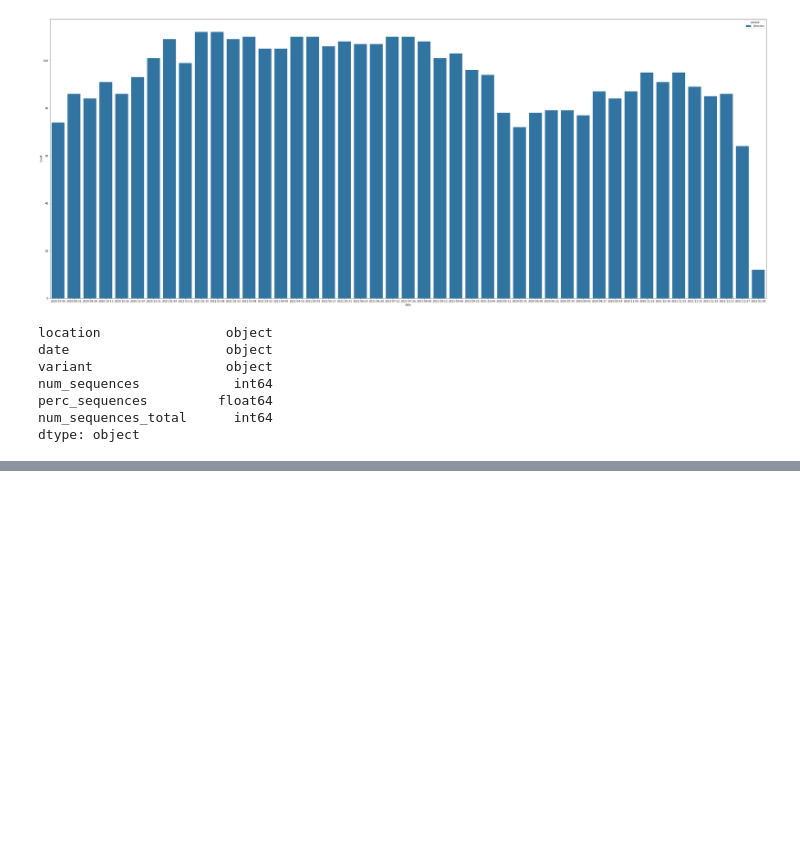
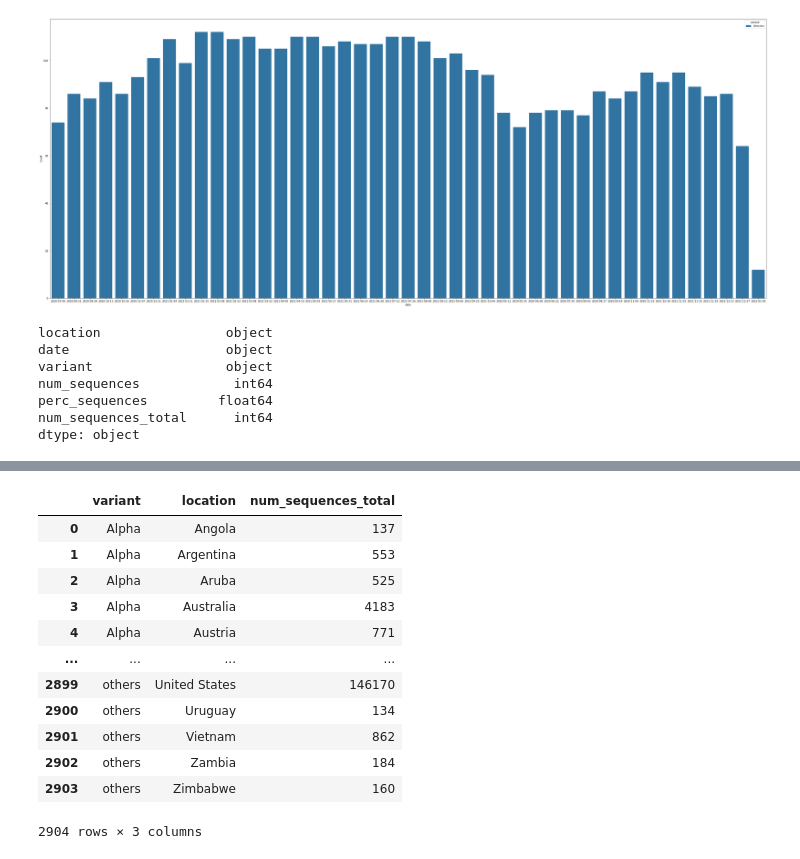
Before and after one commit to venky-347/covid_variant_analysis, a Jupyter notebook: covid_analysis.ipynb, the cells around one changed output, grey strips where cells are left out. Saved outputs shown, nothing was run; the diff lists cells and outputs as text; code cells hidden in the pictures; blank space fills up the shorter version.

```diff
--- a/covid_analysis.ipynb
+++ b/covid_analysis.ipynb
@@ -274,0 +293,16 @@ pp_df.plot(kind="bar",x="variant",figsize=(30,15))
+# %%
+df.groupby(['variant','location'])['num_sequences_total'].max().reset_index()
+# %% [output]
+|  | variant | location | num_sequences_total |
+| 0 | Alpha | Angola | 137 |
+| 1 | Alpha | Argentina | 553 |
+| 2 | Alpha | Aruba | 525 |
+| 3 | Alpha | Australia | 4183 |
+| 4 | Alpha | Austria | 771 |
+| ... | ... | ... | ... |
+| 2899 | others | United States | 146170 |
+| 2900 | others | Uruguay | 134 |
+| 2901 | others | Vietnam | 862 |
+| 2902 | others | Zambia | 184 |
+| 2903 | others | Zimbabwe | 160 |
+2904 rows × 3 columns
```
Also changed, not shown: parts of 6 cells of this notebook.
